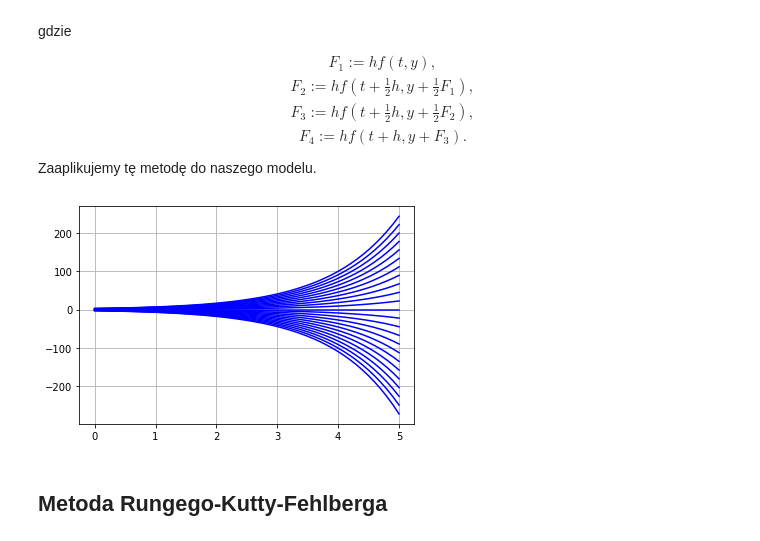
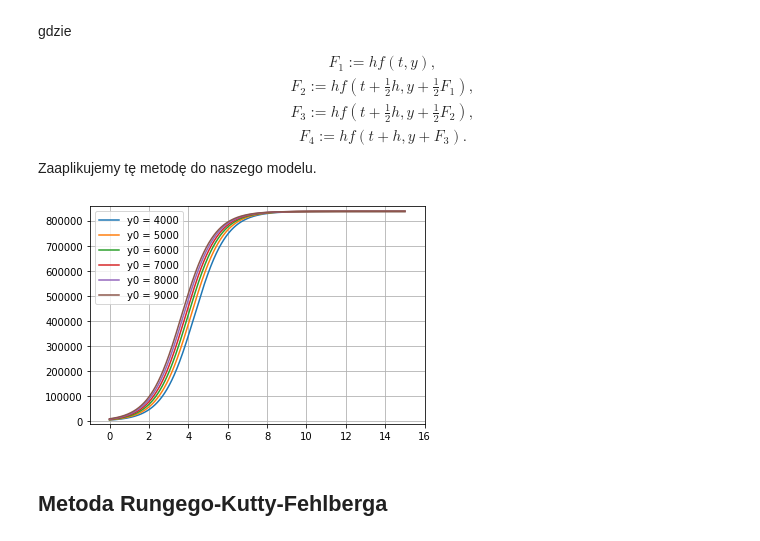
Before and after one commit to Ziverael/RRwT-Project, a Jupyter notebook: Projekt.ipynb, the cells around one changed output. Cells and saved outputs as stored; diff of their text form; code cells hidden in the pictures.

```diff
--- a/Projekt.ipynb
+++ b/Projekt.ipynb
@@ -142,17 +213,15 @@ def euler_method(f, t0, y0, h, n):
         ts[i + 1] = ts[i] + h
     return ts, ys
 
-
-for y0 in np.arange(0,3,0.25):
+###APLIKACJA METODY###
+for y0 in np.arange(4000,10000,1000):
     ts_, ys_e = euler_method(f, t0, y0, h, int(n))
-    plt.plot(ts_, ys_e, 'b-')#numerical
+    plt.plot(ts_, ys_e, label = "y0 = {}".format(y0))
 
 
 ###WYKRES###
-#plt.plot(ts_, ys_, 'r.-')#numerical
-#plt.plot(ts_, -1 / (ts_ + 1), 'b')
-#plt.legend(['Euler', 'anlitycznie'])
+plt.legend()
 plt.grid(1)
-#plt.axis([0, tk, 0, ys_[-1] + 1])
+plt.axis([-1, tk + 1, y0 - 2e4, kmax + 2e4])
 plt.show()
 # %% [output]
@@ -187,16 +256,15 @@ def heun_method(f, t0, y0, h, n):
         ts[i + 1] = ts[i] + h
     return ts, ys
 
+###APLIKACJA METODY###
+for y0 in np.arange(4000,10000,1000):
+    ts_, ys_h = heun_method(f, t0, y0, h, int(n))
+    plt.plot(ts_, ys_h, label = "y0 = {}".format(y0))
 
-for y0 in np.arange(-3,3,0.25):
-    ts_, ys_h = heun_method(f, t0, y0, h, int(n))
-    plt.plot(ts_, ys_h, 'b-')#numerical
 
 ###WYKRES###
-#plt.plot(ts_, ys_, 'r.-')#numerical
-#plt.plot(ts_, -1 / (ts_ + 1), 'b')
-#plt.legend(['Euler', 'anlitycznie'])
+plt.legend()
 plt.grid(1)
-#plt.axis([0, tk, 0, ys_[-1] + 1])
+plt.axis([-1, tk + 1, y0 - 2e4, kmax + 2e4])
 plt.show()
 # %% [output]
@@ -229,36 +297,35 @@ Zaaplikujemy tę metodę do naszego modelu.
 # %%
 ###DEFINICJA METODY NUMERYCZNEJ###
 def rungeKutta_method(f, t0, y0, h, n):
 
     ys = np.ndarray(n + 1, dtype = float)
     ts = np.ndarray(n + 1, dtype = float)
 
     ys[0] = y0
     ts[0] = t0
     for i in range(n):
         f1 = f(ts[i], ys[i])
         f2 = f(ts[i] + h * 0.5, ys[i] + h * 0.5 * f1)
         f3 = f(ts[i] + h * 0.5, ys[i] + h * 0.5 * f2)
         f4 = f(ts[i] + h, ys[i] + h * f3)
 
         ys[i + 1] = ys[i] + (h / 6.0) * (f1 + 2 * f2 + 2 * f3 + f4)
         ts[i + 1] = ts[i] + h
     return ts, ys
 
+###APLIKACJA METODY###
+for y0 in np.arange(4000,10000,1000):
+    ts_, ys_rk4 = rungeKutta_method(f, t0, y0, h, int(n))
+    plt.plot(ts_, ys_rk4, label = "y0 = {}".format(y0))
 
-for y0 in np.arange(-3,3,0.25):
-    ts_, ys_rk4 = rungeKutta_method(f, t0, y0, h, int(n))
-    plt.plot(ts_, ys_rk4, 'b-')#numerical
 
 ###WYKRES###
-#plt.plot(ts_, ys_, 'r.-')#numerical
-#plt.plot(ts_, -1 / (ts_ + 1), 'b')
-#plt.legend(['Euler', 'anlitycznie'])
+plt.legend()
 plt.grid(1)
-#plt.axis([0, tk, 0, ys_[-1] + 1])
+plt.axis([-1, tk + 1, y0 - 2e4, kmax + 2e4])
 plt.show()
 # %% [output]
-[figure, old version]
+[figure, new version]
 # %% [markdown]
 ## Metoda Rungego-Kutty-Fehlberga
 # %% [markdown]
```
Also changed, not shown: parts of 36 cells of this notebook.
